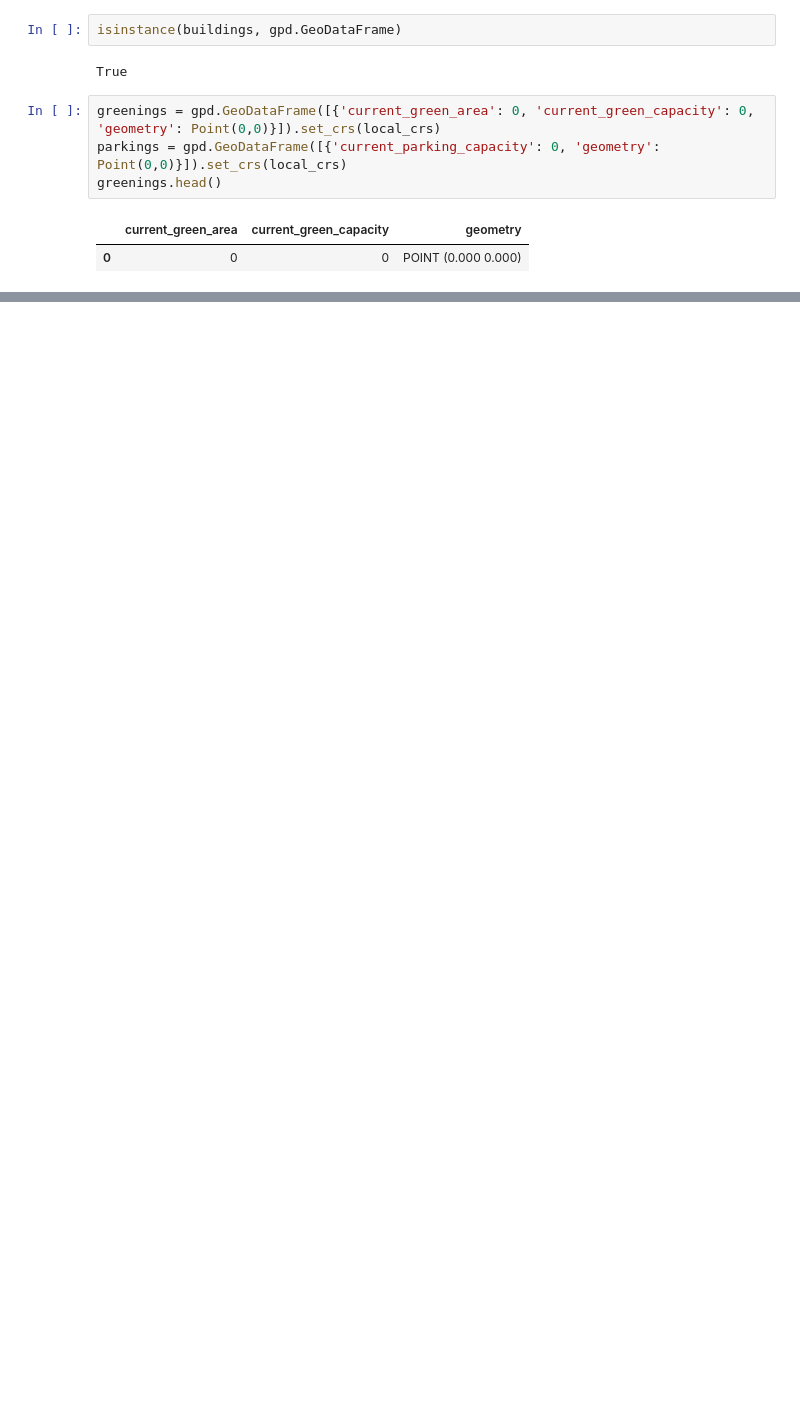
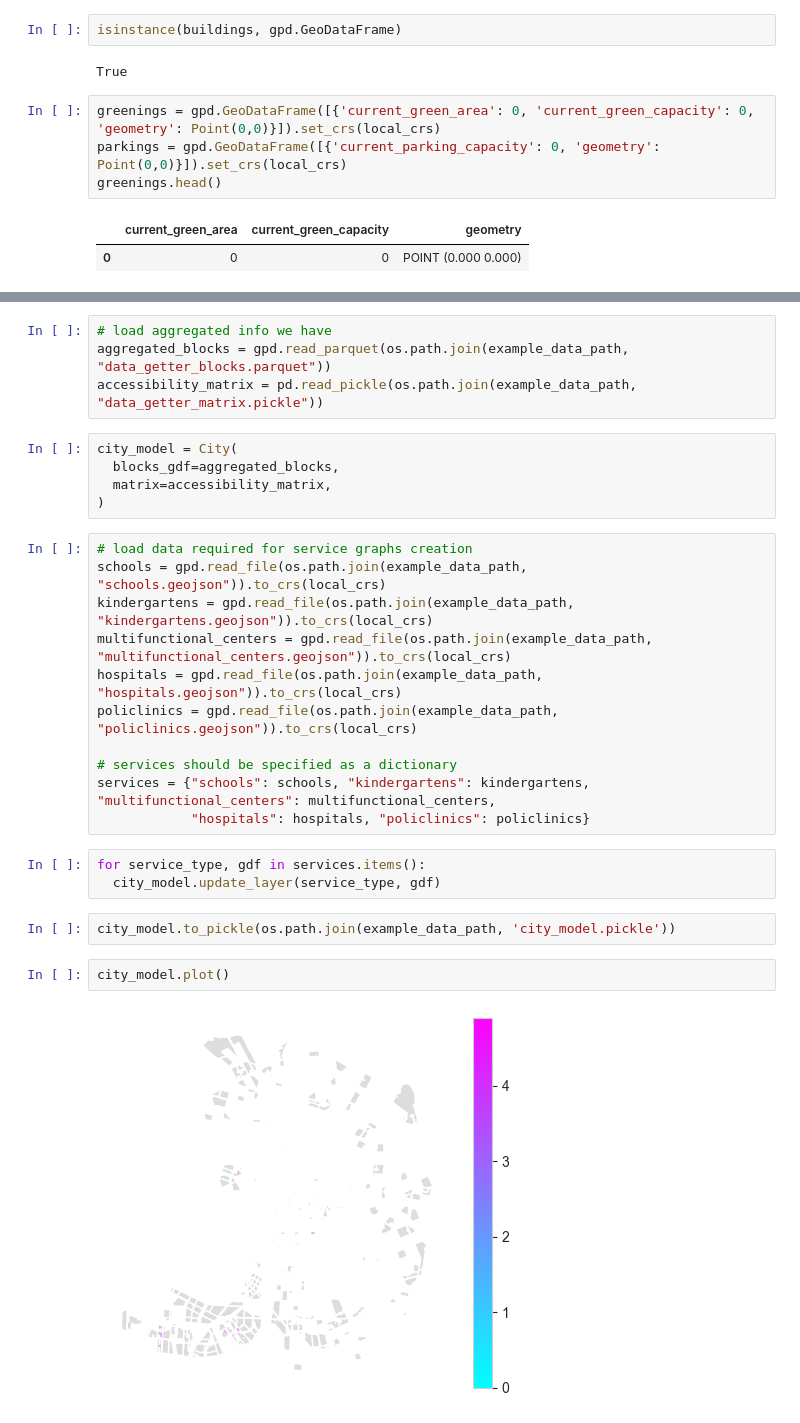
Before and after one commit to ValeriyaTikhevich/urban_project, a Jupyter notebook: examples/my_code/1_blocks_with_houses.ipynb, the cells around one changed output, grey strips where cells are left out. Drawn from its saved outputs; the diff is of its cells as text; blank space fills up the shorter version.

```diff
--- a/examples/my_code/1_blocks_with_houses.ipynb
+++ b/examples/my_code/1_blocks_with_houses.ipynb
@@ -211,0 +182,29 @@ aggregated_blocks.to_parquet(os.path.join(example_data_path, "data_getter_blocks
+# %%
+# load aggregated info we have
+aggregated_blocks = gpd.read_parquet(os.path.join(example_data_path, "data_getter_blocks.parquet"))
+accessibility_matrix = pd.read_pickle(os.path.join(example_data_path, "data_getter_matrix.pickle"))
+# %%
+city_model = City(
+  blocks_gdf=aggregated_blocks,
+  matrix=accessibility_matrix,
+)
+# %%
+# load data required for service graphs creation
+schools = gpd.read_file(os.path.join(example_data_path, "schools.geojson")).to_crs(local_crs)
+kindergartens = gpd.read_file(os.path.join(example_data_path, "kindergartens.geojson")).to_crs(local_crs)
+multifunctional_centers = gpd.read_file(os.path.join(example_data_path, "multifunctional_centers.geojson")).to_crs(local_crs)
+hospitals = gpd.read_file(os.path.join(example_data_path, "hospitals.geojson")).to_crs(local_crs)
+policlinics = gpd.read_file(os.path.join(example_data_path, "policlinics.geojson")).to_crs(local_crs)
+
+# services should be specified as a dictionary
+services = {"schools": schools, "kindergartens": kindergartens, "multifunctional_centers": multifunctional_centers,
+            "hospitals": hospitals, "policlinics": policlinics}
+# %%
+for service_type, gdf in services.items():
+  city_model.update_layer(service_type, gdf)
+# %%
+city_model.to_pickle(os.path.join(example_data_path, 'city_model.pickle'))
+# %%
+city_model.plot()
+# %% [output]
+[figure, added]
```
Also changed, not shown: parts of 4 cells of this notebook, 2 other files.
